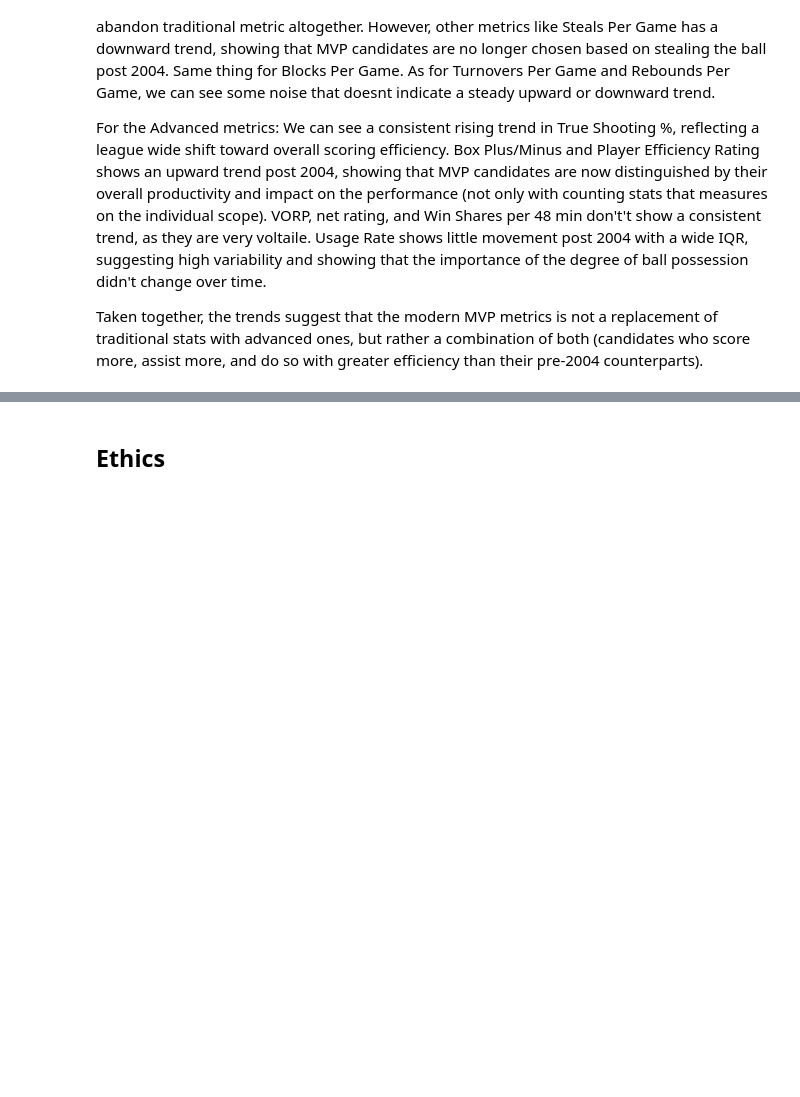
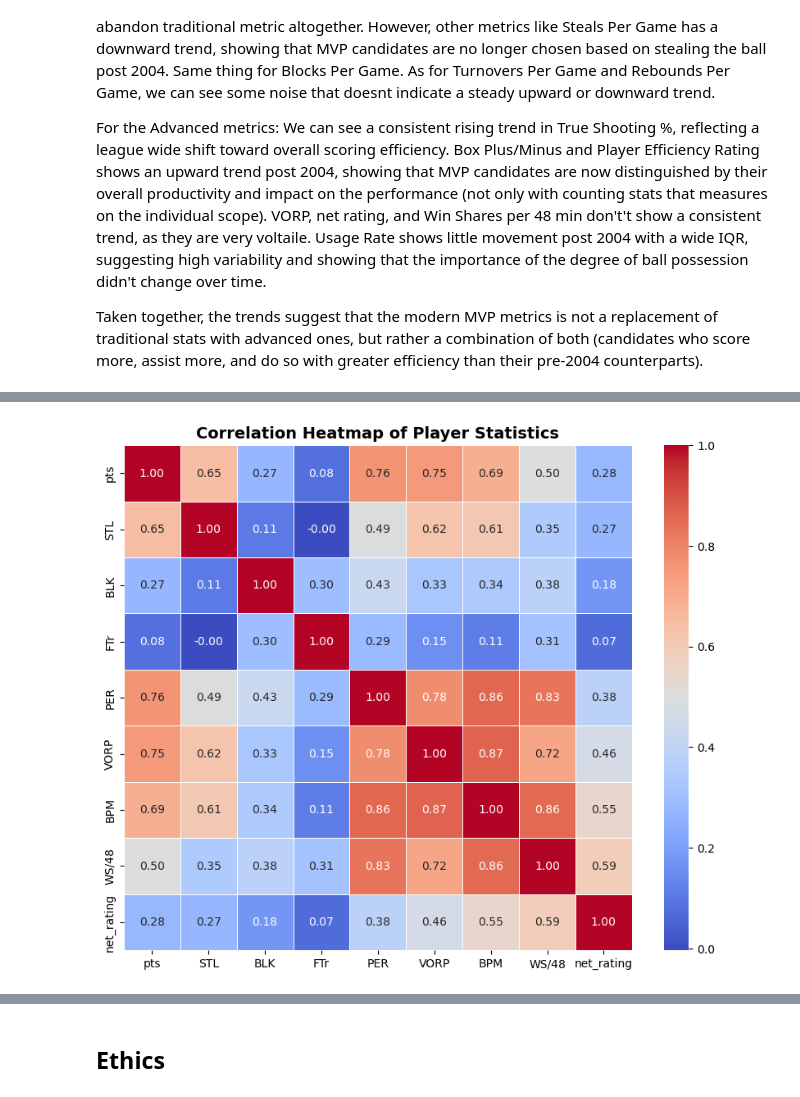
Before and after one commit to COGS108/Group-SP26-076, a Jupyter notebook: 02-EDACheckpoint.ipynb, the cells around one changed output, grey strips where cells are left out. Cells and saved outputs as stored; diff of their text form; code cells hidden in the pictures; blank space fills up the shorter version.

```diff
--- a/02-EDACheckpoint.ipynb
+++ b/02-EDACheckpoint.ipynb
@@ -1276,0 +1339,25 @@ Some more words and stuff.  Remember notebooks work best if you interleave the c
+# %%
+# features to check for multicollinearity
+features = ['pts', 'STL', 'BLK', 'FTr', 'PER',
+            'VORP', 'BPM', 'WS/48', 'net_rating']
+
+# compute correlation matrix
+corr_matrix = df_merged[features].corr()
+
+plt.figure(figsize=(10, 8))
+
+sns.heatmap(
+    corr_matrix,
+    annot=True,
+    cmap='coolwarm',
+    fmt='.2f',
+    linewidths=0.5
+)
+
+plt.title('Correlation Heatmap of Player Statistics',
+          fontsize=14,
+          fontweight='bold')
+
+plt.show()
+# %% [output]
+[figure, added]
```
Also changed, not shown: parts of 16 cells of this notebook.
